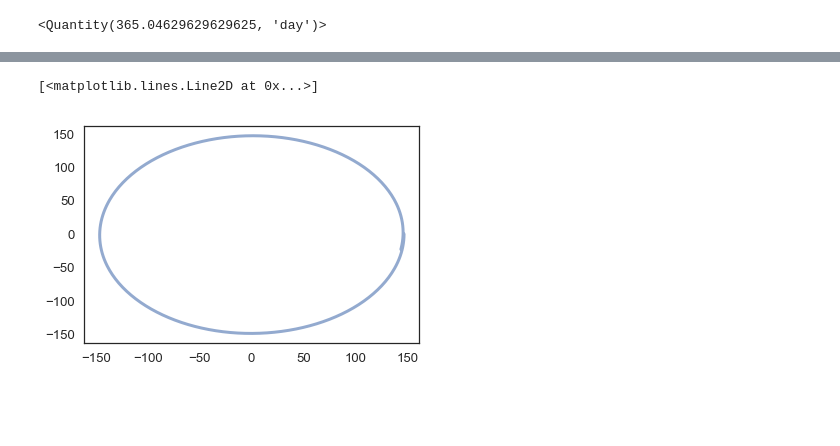
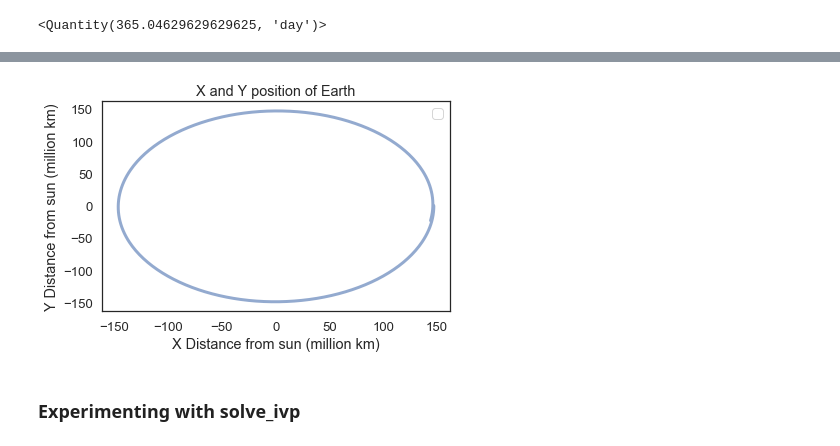
Before and after one commit to Inkering/ModSimPy, a Jupyter notebook: code/orbit_homework.ipynb, the cells around one changed output, grey strips where cells are left out. Cells and saved outputs as stored; diff of their text form; code cells hidden in the pictures; blank space fills up the shorter version.

```diff
--- a/code/orbit_homework.ipynb
+++ b/code/orbit_homework.ipynb
@@ -189,5 +190,9 @@ decorate(xlabel='Time (day)',
-# %%
-plot(x, y)
-# %% [output]
-[<matplotlib.lines.Line2D at 0x...>]
-[figure, removed]
+# %%
+plot(x, y)
+decorate(title='X and Y position of Earth',
+         xlabel='X Distance from sun (million km)',
+         ylabel='Y Distance from sun (million km)')
+# %% [output]
+[figure, added]
+# %% [markdown]
+### Experimenting with solve_ivp
```
Also changed, not shown: parts of 7 cells of this notebook.
